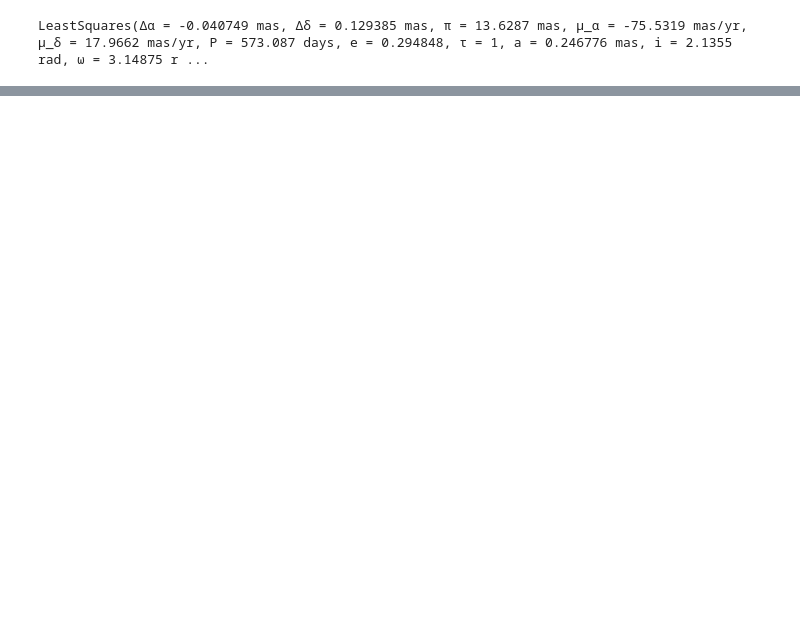
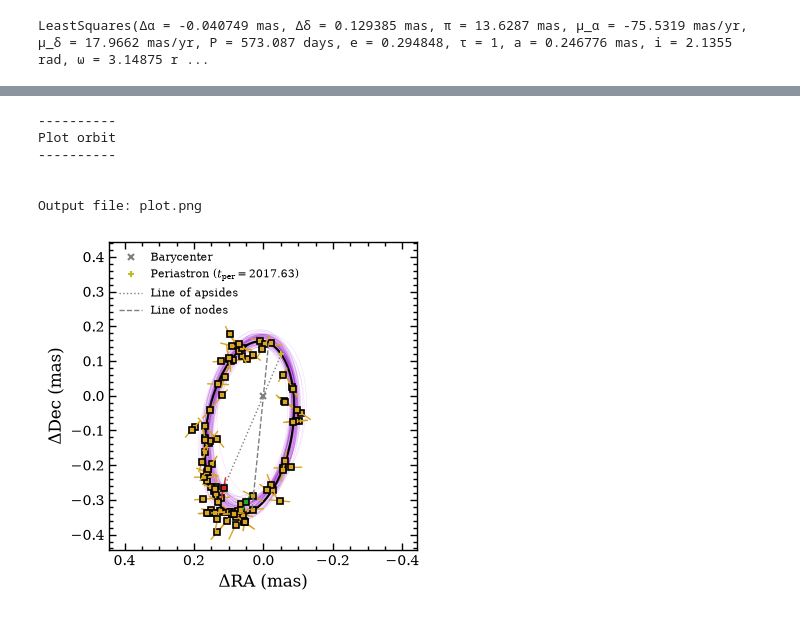
Before and after one commit to tomasstolker/exogaia, a Jupyter notebook: docs/tutorials/dr4_pre-release.ipynb, the cells around one changed output, grey strips where cells are left out. Saved outputs shown, nothing was run; the diff lists cells and outputs as text; code cells hidden in the pictures; blank space fills up the shorter version.

```diff
--- a/docs/tutorials/dr4_pre-release.ipynb
+++ b/docs/tutorials/dr4_pre-release.ipynb
@@ -103,0 +215,10 @@ LeastSquares(Δα = -0.040749 mas, Δδ = 0.129385 mas, ϖ = 13.6287 mas, μ_α
+# %%
+fig = results.plot_orbit(n_samples=100, plot_file='plot.png')
+# %% [output]
+----------
+Plot orbit
+----------
+
+
+Output file: plot.png
+[figure, added]
```
Also changed, not shown: parts of 12 cells of this notebook, 5 other files.
